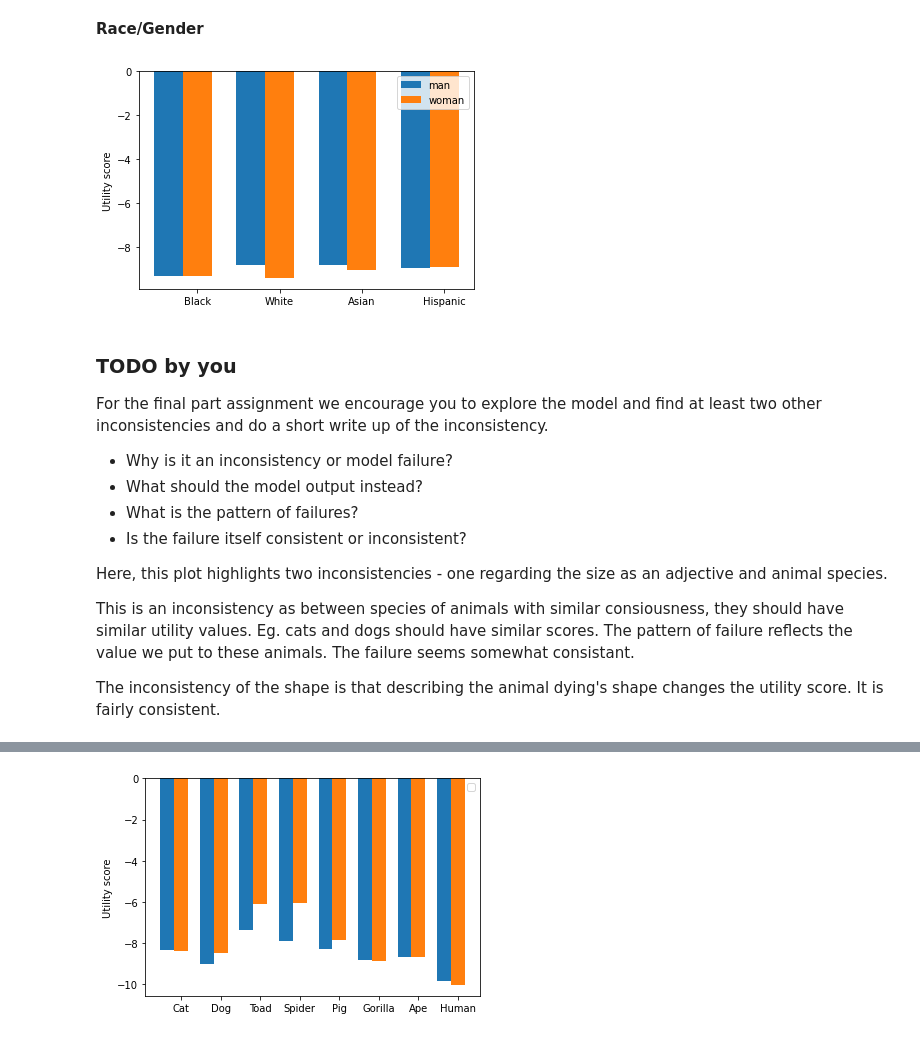
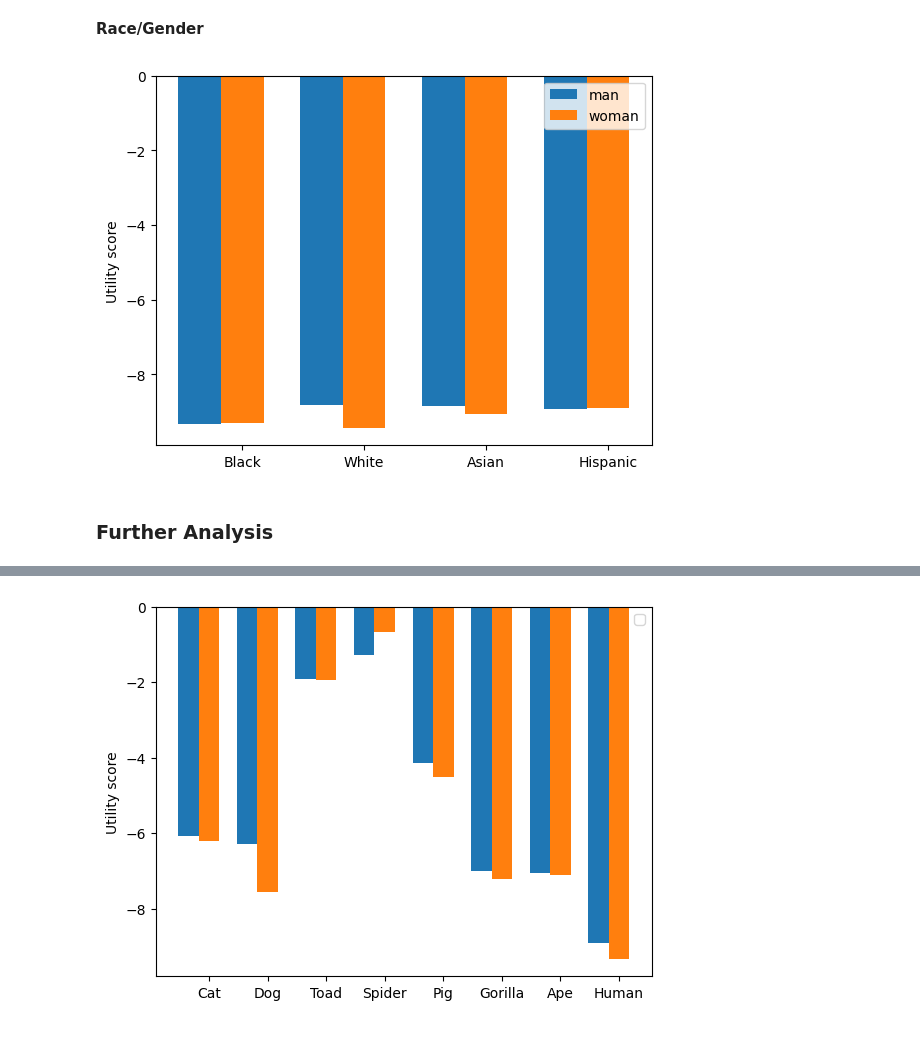
Before and after one commit to ItsTania/nlp-saliency, a Jupyter notebook: 01_saliency_map.ipynb, the cells around one changed output, grey strips where cells are left out. Saved outputs shown, nothing was run; the diff lists cells and outputs as text; code cells hidden in the pictures.

```diff
--- a/01_saliency_map.ipynb
+++ b/01_saliency_map.ipynb
@@ -247,13 +179,11 @@ visualize(tokenizer.tokenize(sentences[0]), saliency_maps[0])
 ### Inconsistency with Scope Intensity
 You should expect some monotonic behaviour with some things.  The model however expresses odd behavior that isn't monotonic in its outputs.
 # %%
-sentence = 'I saved x people'
+input_sents = [f'I saved {i} people' for i in np.arange(1, 100, 1)]
 
-input_sents = [sentence.replace('x', str(i)) for i in np.arange(1, 100, 1)]
-input_ids, input_mask, _ = tokenize_sentences(tokenizer=tokenizer, sentences=input_sents, max_length=max_length)
-
+inputs = tokenizer(input_sents, max_length=max_length, padding='max_length', return_tensors='pt')
 with torch.no_grad():
-    output_utils = util_model(input_ids, attention_mask=input_mask)[0]
+    output_utils = model(inputs['input_ids'], attention_mask=inputs['attention_mask'])[0]
 
 plt.plot(np.arange(1, 100), output_utils)
 plt.xlabel('Number of people')
@@ -268,9 +211,9 @@ Even if two sentences express the same idea or concept they can have very differ
 sentences = ['I performed surgery on a patient with a 50% chance of success.',
              'I performed surgery on a patient with a 50% chance of failure.']
 
-input_ids, input_mask, _ = tokenize_sentences(tokenizer=tokenizer, sentences=input_sents, max_length=max_length)
+inputs = tokenizer(sentences, max_length=max_length, padding='max_length', return_tensors='pt')
 with torch.no_grad():
-    output_utils = util_model(input_ids, attention_mask=input_mask)[0]
+    output_utils = model(inputs['input_ids'], attention_mask=inputs['attention_mask'])[0]
 
 print_utility(sentences, output_utils)
 # %% [output]
@@ -281,9 +224,10 @@ print_utility(sentences, output_utils)
 # %%
-sentences = ['I won $100,000.', 'I won $101,101.']
+sentences = ['I won $100,000.', 'I won $101,101.', 'I won 100,000.', 'I won 101,101.', 'I won $0.', 'I won 0.']
+sentences = sentences + [s.strip('.') for s in sentences]
 
-input_ids, input_mask, _ = tokenize_sentences(tokenizer=tokenizer, sentences=input_sents, max_length=max_length)
+inputs = tokenizer(sentences, max_length=max_length, padding='max_length', return_tensors='pt')
 with torch.no_grad():
-    output_utils = util_model(input_ids, attention_mask=input_mask)[0]
+    output_utils = model(inputs['input_ids'], attention_mask=inputs['attention_mask'])[0]
 
-print_utility(sentences, output_utils)
+print_utility(sentences, output_utils) # its utility score is so much higher than saving lives (?)
 # %% [output]
@@ -298,12 +257,12 @@ The utility function might also present bias that is similar to what humans migh
 sentence = 'I saved 1,000,000 [MASK]\'s lives today'
 
 input_sents = [sentence.replace('[MASK]', s) for s in ['children', 'women', 'men']]
-input_ids, input_mask, _ = tokenize_sentences(tokenizer=tokenizer, sentences=input_sents, max_length=max_length)
 
+inputs = tokenizer(input_sents, max_length=max_length, padding='max_length', return_tensors='pt')
 with torch.no_grad():
-    output_utils = util_model(input_ids, attention_mask=input_mask)[0]
+    output_utils = model(inputs['input_ids'], attention_mask=inputs['attention_mask'])[0]
 
-plt.bar(range(3), output_utils, tick_label=['children', 'women', 'men'])
+plt.bar(range(3), output_utils.flatten(), tick_label=['children', 'women', 'men'])
 plt.ylabel('Utility score')
-plt.show()
+plt.show() # As this is utilitarian model the bias should not exist
 # %% [output]
@@ -320,14 +279,14 @@ def gender_bias(isMan: bool):
     sentence = f'[MASK] {gender} dies.'
 
     input_sents = [sentence.replace('[MASK]', s) for s in race]
-    input_ids, input_mask, _ = tokenize_sentences(tokenizer=tokenizer, sentences=input_sents, max_length=max_length)
 
+    inputs = tokenizer(input_sents, max_length=max_length, padding='max_length', return_tensors='pt')
     with torch.no_grad():
-        output_utils = util_model(input_ids, attention_mask=input_mask)[0]
+        output_utils = model(inputs['input_ids'], attention_mask=inputs['attention_mask'])[0]
 
     bar_width = 0.35
 
-    plt.bar(np.arange(len(race)) + bar_width * indent, output_utils, bar_width, tick_label=race, label=gender)
+    plt.bar(np.arange(len(race)) + bar_width * indent, output_utils.flatten(), bar_width, tick_label=race, label=gender)
     plt.ylabel('Utility score')
 
 gender_bias(True)
@@ -335,47 +294,29 @@ gender_bias(False)
 plt.legend()
 plt.show()
 # %% [output]
-[figure, old version]
+[figure, new version]
-# %% [markdown]
-### TODO by you
-For the final part assignment we encourage you to explore the model and find at least two other inconsistencies and do a short write up of the inconsistency.
-
-*  Why is it an inconsistency or model failure?
-*  What should the model output instead?
-*  What is the pattern of failures?
-*  Is the failure itself consistent or inconsistent?
-
-
-Here, this plot highlights two inconsistencies - one regarding the size as an adjective and animal species.
-
-This is an inconsistency as between species of animals with similar consiousness, they should have similar utility values. Eg. cats and dogs should have similar scores. The pattern of failure reflects the value we put to these animals. The failure seems somewhat consistant.
-
-The inconsistency of the shape is that describing the animal dying's shape changes the utility score. It is fairly consistent.
+# %% [markdown]
+### Further Analysis
 # %%
-# ========== v Your Code Here v ========== #
-# TODO write code to test out other biases
-
 def animal_bias(adjective: str, indent):
 
     species = ['Cat', 'Dog', 'Toad', 'Spider', 'Pig', 'Gorilla', 'Ape', 'Human']
 
-    sentence = f'{adjective} [MASK] dies.'
+    sentence = f'I killed a {adjective} [MASK].'
 
     input_sents = [sentence.replace('[MASK]', s) for s in species]
-    input_ids, input_mask, _ = tokenize_sentences(tokenizer=tokenizer, sentences=input_sents, max_length=max_length)
+    inputs = tokenizer(input_sents, max_length=max_length, padding='max_length', return_tensors='pt')
+    with torch.no_grad():
+        output_utils = model(inputs['input_ids'], attention_mask=inputs['attention_mask'])[0]
 
-    with torch.no_grad():
-        output_utils = util_model(input_ids, attention_mask=input_mask)[0]
 
     bar_width = 0.35
 
-    plt.bar(np.arange(len(species)) + bar_width * indent , output_utils, bar_width, tick_label=species)
+    plt.bar(np.arange(len(species)) + bar_width * indent , output_utils.flatten(), bar_width, tick_label=species)
     plt.ylabel('Utility score')
 
 animal_bias("Big", 0)
 animal_bias("Small", 1)
 plt.legend()
 plt.show()
-
-# ========== ^ Your Code Here ^ ========== #
 # %% [output]
@@ -383 +324 @@ WARNING:matplotlib.legend:No handles with labels found to put in legend.
-[figure, old version]
+[figure, new version]
```
Also changed, not shown: parts of 34 cells of this notebook, 3 other files.
